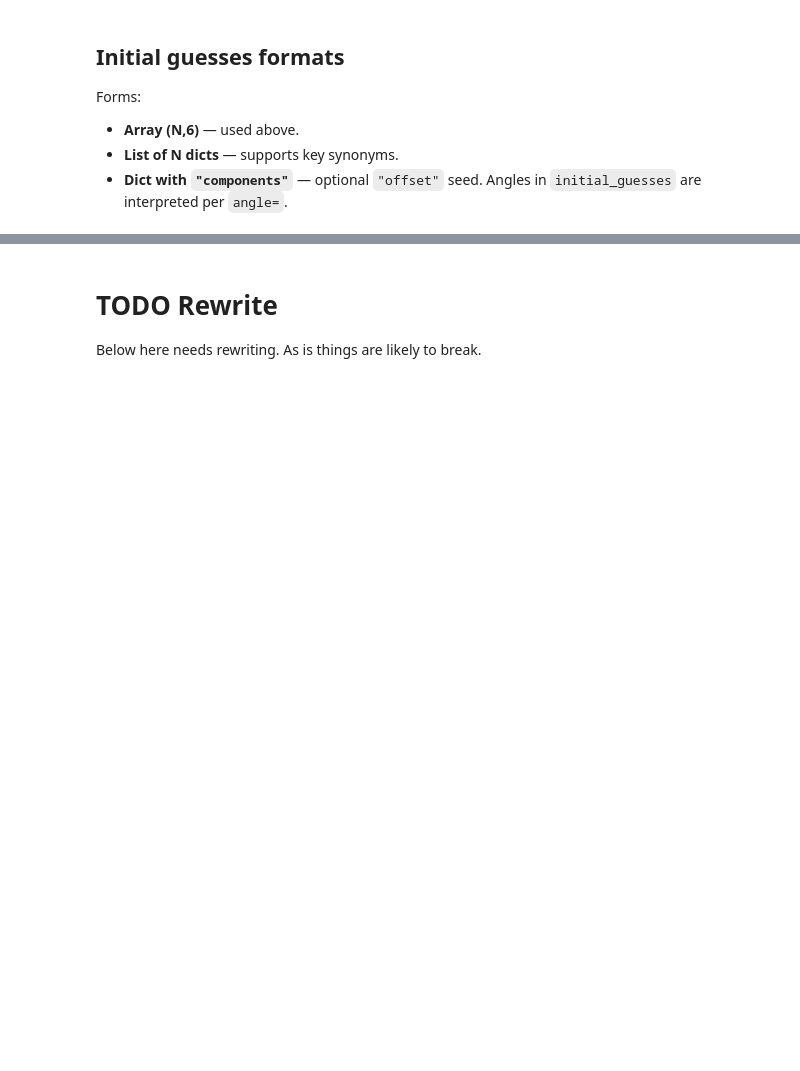
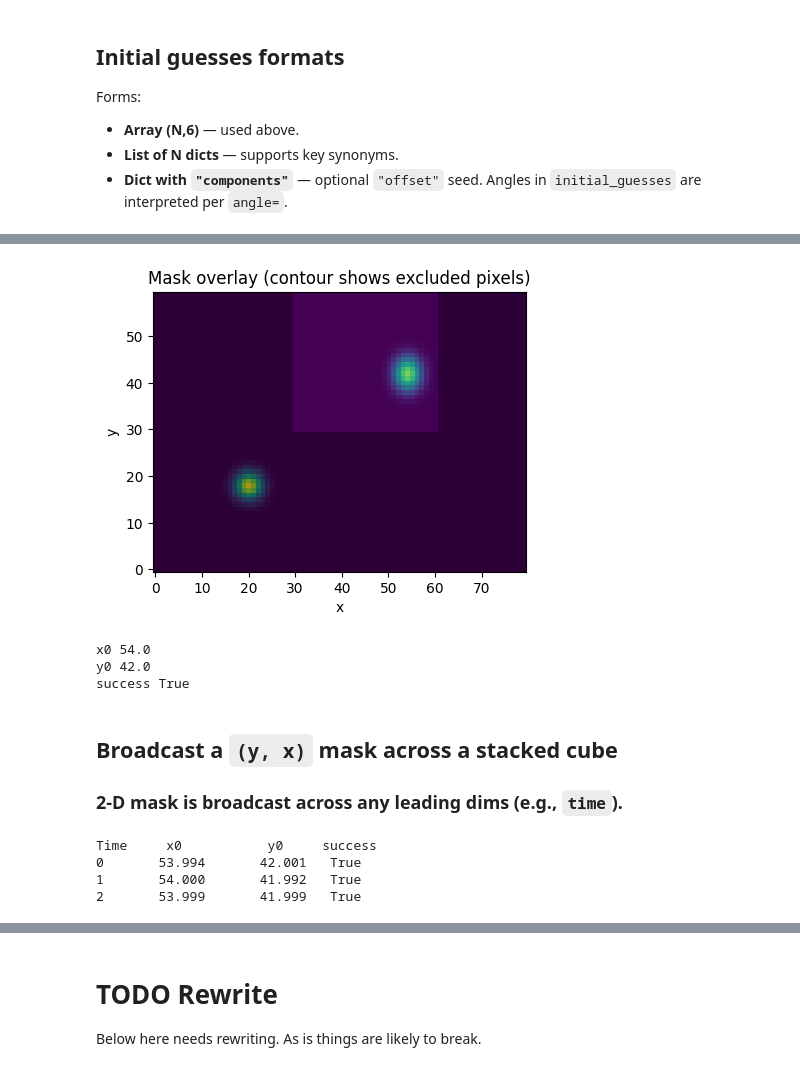
Before and after one commit to casangi/astroviper, a Jupyter notebook: docs/multi_gaussian2d_fit.ipynb, the cells around one changed output, grey strips where cells are left out. Saved outputs shown, nothing was run; the diff lists cells and outputs as text; code cells hidden in the pictures; blank space fills up the shorter version.

```diff
--- a/docs/multi_gaussian2d_fit.ipynb
+++ b/docs/multi_gaussian2d_fit.ipynb
@@ -650,0 +847,63 @@ We are fitting to these models:  [{'amp': 5.0, 'x0': 40, 'y0': -20, 'fwhm_major'
+# %%
+# mask the brighter component.
+otf_mask = "box[[30pix,30pix],[60pix,60pix]]"
+
+z = select_mask(xda, otf_mask)
+
+show_image_and_mask(xda, otf_mask, title="Mask overlay (contour shows excluded pixels)")
+
+ds_otfmask = fit_multi_gaussian2d(
+    xda,
+    n_components=1,
+    mask=otf_mask,            # <- boolean mask
+    coord_type="pixel",
+    return_model=False,
+    return_residual=False,
+)
+
+x0 = single_float(ds_otfmask["x0_pixel"].sel(component=0))
+y0 = single_float(ds_otfmask["y0_pixel"].sel(component=0))
+ok = bool(single_float(ds_nomask["success"]))
+
+print("x0", round(x0,3))
+print("y0", round(y0, 3))
+print("success", ok)
+# %% [output]
+[figure, added]
+x0 54.0
+y0 42.0
+success True
+# %% [markdown]
+## Broadcast a `(y, x)` mask across a stacked cube
+### 2-D mask is broadcast across any leading dims (e.g., `time`).
+# %%
+# Build a small time-cube by repeating the image and adding tiny per-frame noise
+cube = xr.concat([xda + 0.05*np.random.randn(*xda.shape) for _ in range(3)], dim="time")
+
+# Reuse the same 2-D mask defined earlier; it should broadcast across 'time'
+ds_broadcast = fit_multi_gaussian2d(
+    cube,
+    n_components=1,
+    mask=mask,            # <- 2-D mask broadcasts across 'time'
+    coord_type="pixel",
+    return_model=False,
+    return_residual=False,
+)
+# Show centers across time
+np.vstack([
+    np.round(ds_broadcast["x0_pixel"].values, 3),
+    np.round(ds_broadcast["y0_pixel"].values, 3)
+])
+
+print("Time     x0           y0     success")
+for time in range(3):
+    print(
+        f"{time}      {round(ds_broadcast["x0_pixel"].isel(time=time).item(), 3): .3f}"
+        + f"      {round(ds_broadcast["y0_pixel"].isel(time=time).item(), 3): .3f}"
+        + f"   {ds_broadcast["success"].isel(time=time).item()}"
+    )
+# %% [output]
+Time     x0           y0     success
+0       53.994       42.001   True
+1       54.000       41.992   True
+2       53.999       41.999   True
```
Also changed, not shown: parts of 23 cells of this notebook, 2 other files.
